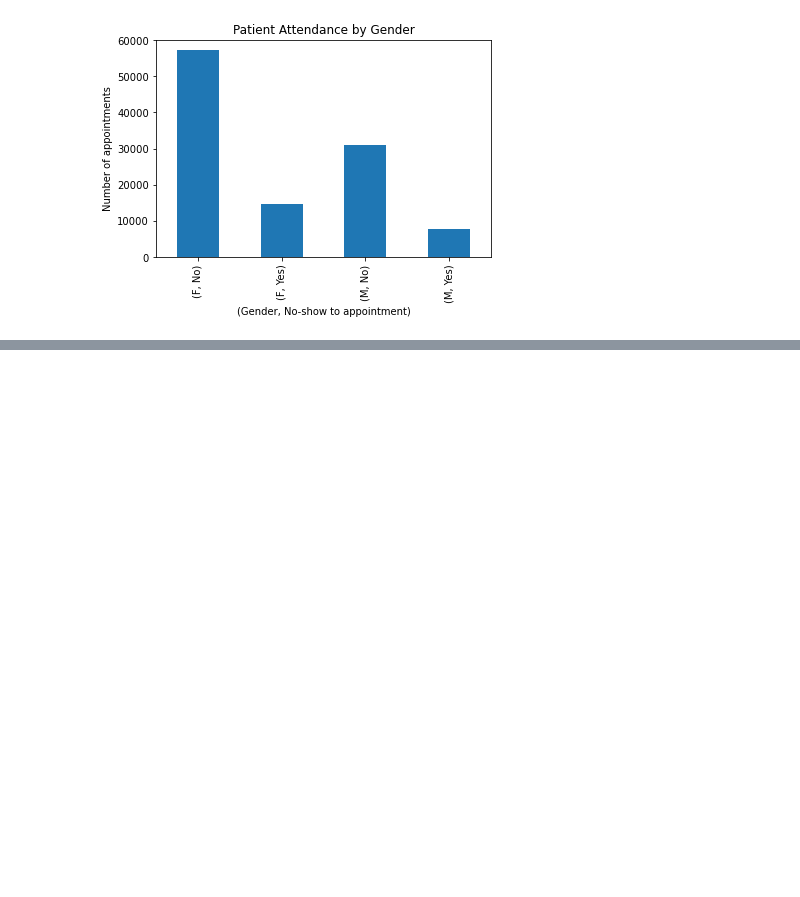
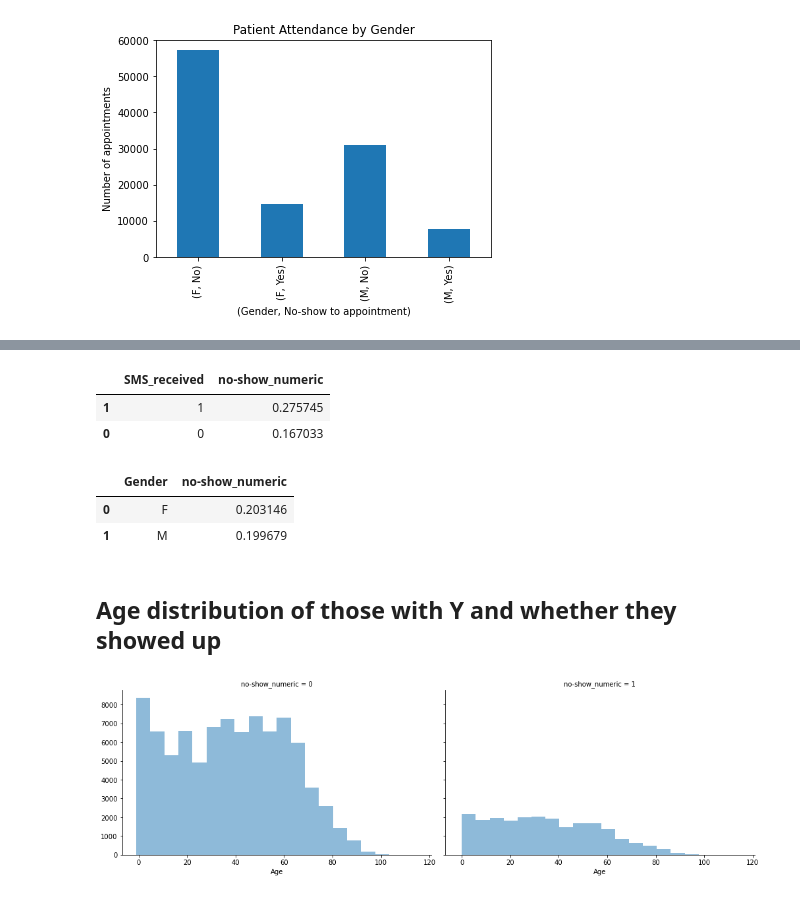
Before and after one commit to aaronschnider/medical-appointment-no-shows, a Jupyter notebook: 1. Initial Observations.ipynb, the cells around one changed output, grey strips where cells are left out. Drawn from its saved outputs; the diff is of its cells as text; code cells hidden in the pictures; blank space fills up the shorter version.

```diff
--- a/1. Initial Observations.ipynb
+++ b/1. Initial Observations.ipynb
@@ -378,0 +395,2 @@ Text(0, 0.5, 'Number of appointments')
+# %%
+df['no-show_numeric'] = np.where(df['No-show']=='Yes', 1, 0)
@@ -378,0 +430,20 @@ Text(0, 0.5, 'Number of appointments')
+# %%
+df[['SMS_received', 'no-show_numeric']].groupby(['SMS_received'], as_index=False).mean().sort_values(by='no-show_numeric', ascending=False)
+# %% [output]
+|  | SMS_received | no-show_numeric |
+| 1 | 1 | 0.275745 |
+| 0 | 0 | 0.167033 |
+# %%
+df[['Gender', 'no-show_numeric']].groupby(['Gender'], as_index=False).mean().sort_values(by='no-show_numeric', ascending=False)
+# %% [output]
+|  | Gender | no-show_numeric |
+| 0 | F | 0.203146 |
+| 1 | M | 0.199679 |
+# %% [markdown]
+## Age distribution of those with Y and whether they showed up
+# %%
+grid = sns.FacetGrid(df, col='no-show_numeric', height=4.4, aspect=1.6)
+grid.map(plt.hist, 'Age', alpha=.5, bins=20)
+grid.add_legend();
+# %% [output]
+[figure, added]
```
Also changed, not shown: parts of 21 cells of this notebook, 1 other file.
